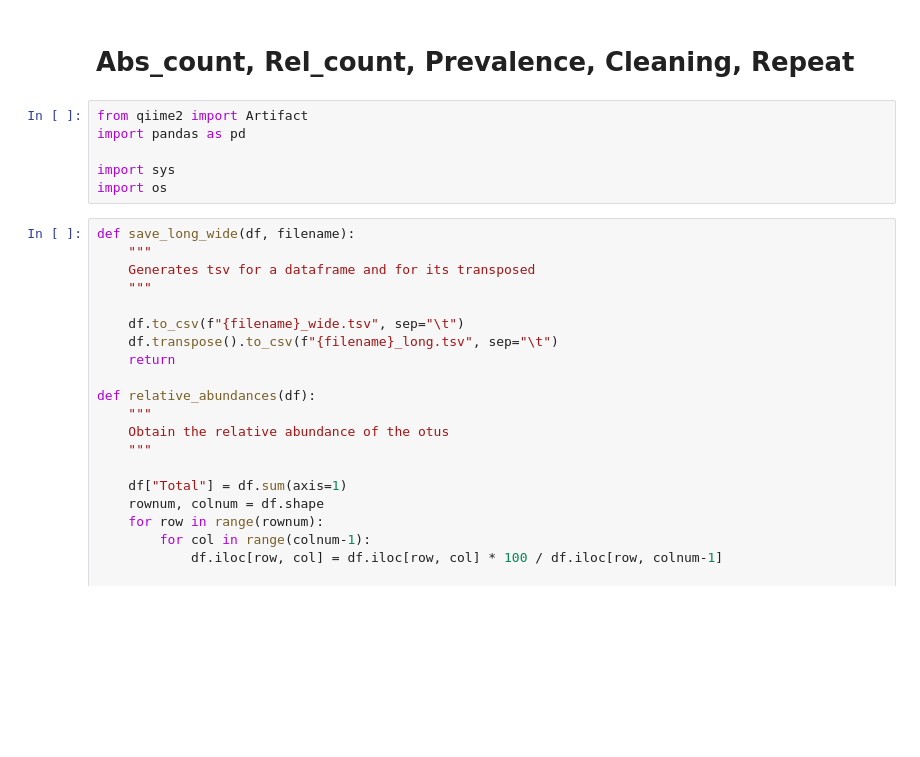
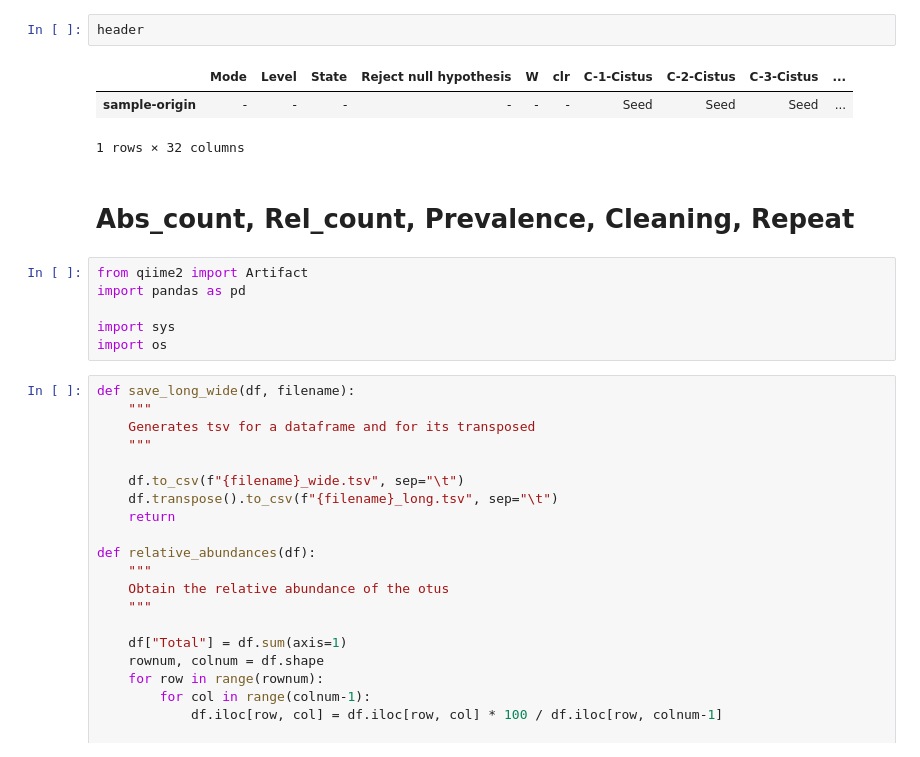
Before and after one commit to GuilleGorines/Notebooks, a Jupyter notebook: Qiime2_api_testing/Qiime2_API_testing.ipynb, the cells around one changed output. Saved outputs shown, nothing was run; the diff lists cells and outputs as text; blank space fills up the shorter version.

```diff
--- a/Qiime2_api_testing/Qiime2_API_testing.ipynb
+++ b/Qiime2_api_testing/Qiime2_API_testing.ipynb
@@ -123,3 +199,9 @@ sig_tax_abundances
+# %%
+header
+# %% [output]
+|  | Mode | Level | State | Reject null hypothesis | W | clr | C-1-Cistus | C-2-Cistus | C-3-Cistus | ... |
+| sample-origin | - | - | - | - | - | - | Seed | Seed | Seed | ... |
+1 rows × 32 columns
 # %% [markdown]
 # Abs_count, Rel_count, Prevalence, Cleaning, Repeat
 # %%
```
Also changed, not shown: parts of 13 cells of this notebook, 34 other files.
